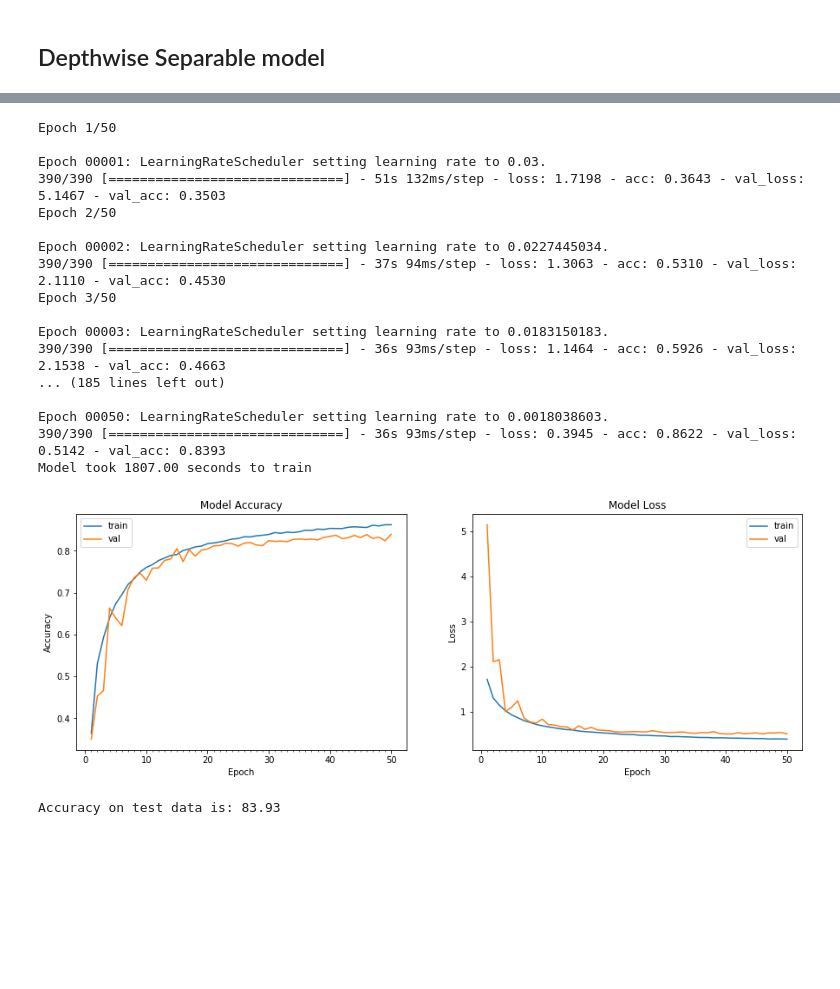
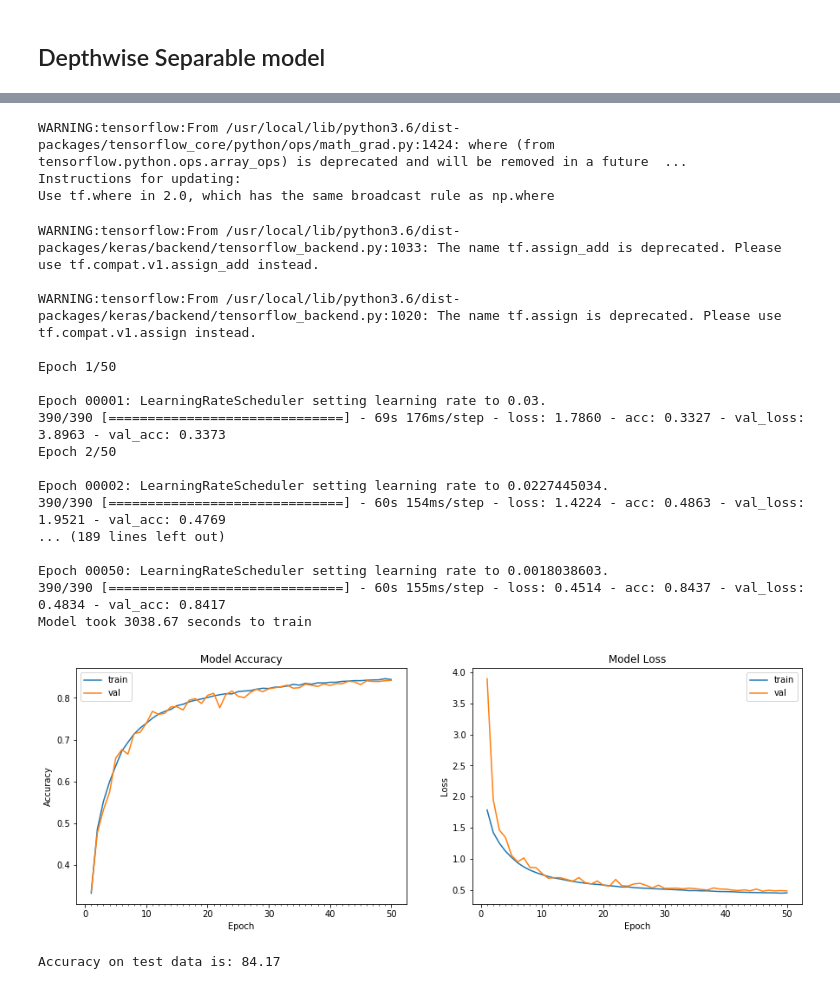
Before and after one commit to imehar/learning-AI, a Jupyter notebook: 3/3rd_DNN.ipynb, the cells around one changed output, grey strips where cells are left out. Saved outputs shown, nothing was run; the diff lists cells and outputs as text; code cells hidden in the pictures; blank space fills up the shorter version.

```diff
--- a/3/3rd_DNN.ipynb
+++ b/3/3rd_DNN.ipynb
@@ -167,51 +170,51 @@ from keras.layers import SeparableConv2D, DepthwiseConv2D, AveragePooling2D
 # %%
 model = Sequential()
 
-#layer                                                          #ouput                #receptive feild
-model.add(SeparableConv2D(64, (3, 3), input_shape=(32, 32, 3),activation='relu'))     #30     #3
+#layer                                                                      #ouput                #receptive feild
+model.add(SeparableConv2D(64, (3, 3), input_shape=(32, 32, 3),activation='relu',use_bias=False))     #30     #3
 model.add(BatchNormalization())
 model.add(Dropout(0.2))
-model.add(SeparableConv2D(128, (3, 3),activation='relu'))      #28                    #5
+model.add(SeparableConv2D(128, (3, 3),activation='relu',use_bias=False))      #28                    #5
 model.add(BatchNormalization())
 model.add(Dropout(0.2))
-model.add(SeparableConv2D(128, (3, 3),activation='relu'))      #26                    #7
+model.add(SeparableConv2D(128, (3, 3),activation='relu',use_bias=False))      #26                    #7
 model.add(BatchNormalization())
 model.add(Dropout(0.2))
 
 
-model.add(AveragePooling2D((2,2)))                             #13                    #8
-model.add(Convolution2D(64,(1,1),activation='relu'))           #13                    #8
+model.add(AveragePooling2D((2,2)))                                            #13                    #8
+model.add(Convolution2D(64,(1,1),activation='relu',use_bias=False))           #13                    #8
 model.add(BatchNormalization())
 model.add(Dropout(0.2))
 
 
-model.add(SeparableConv2D(64, (3, 3),activation='relu'))       #11                    #12
+model.add(SeparableConv2D(64, (3, 3),activation='relu',use_bias=False))       #11                    #12
 model.add(BatchNormalization())
 model.add(Dropout(0.2))
-model.add(SeparableConv2D(128, (3, 3),activation='relu'))      #9                     #16
+model.add(SeparableConv2D(128, (3, 3),activation='relu',use_bias=False))      #9                     #16
 model.add(BatchNormalization())
 model.add(Dropout(0.2))
-model.add(SeparableConv2D(128, (3, 3),activation='relu'))      #7                     #20
+model.add(SeparableConv2D(128, (3, 3),activation='relu',use_bias=False))      #7                     #20
 model.add(BatchNormalization())
 model.add(Dropout(0.2))
 
-model.add(Convolution2D(64,(1,1),activation='relu'))           #7                     #20
+model.add(Convolution2D(64,(1,1),activation='relu',use_bias=False))           #7                     #20
 model.add(BatchNormalization())
 model.add(Dropout(0.2))
 
 
-model.add(SeparableConv2D(64, (3, 3),activation='relu'))       #5                     #24
+model.add(SeparableConv2D(64, (3, 3),activation='relu',use_bias=False))       #5                     #24
 model.add(BatchNormalization())
 model.add(Dropout(0.2))
-model.add(SeparableConv2D(128, (3, 3),activation='relu'))      #3                     #28
+model.add(SeparableConv2D(64, (3, 3),activation='relu',use_bias=False))       #3                     #28
 model.add(BatchNormalization())
 model.add(Dropout(0.2))
 
-model.add(Convolution2D(10,(1,1),activation='relu'))           #3                     #28
+model.add(Convolution2D(10,(1,1),activation='relu',use_bias=False))           #3                     #28
 model.add(BatchNormalization())
 model.add(Dropout(0.2))
 
-model.add(SeparableConv2D(10, (3, 3),activation='softmax'))    #1                     #32
+model.add(SeparableConv2D(10, (3, 3),activation='softmax'))                   #1                     #32
 
 model.add(Flatten())
 
@@ -246,40 +249,43 @@ model.compile(loss='categorical_crossentropy', optimizer=Adam(lr=0.003), metrics
 # %%
 from keras.preprocessing.image import ImageDataGenerator
 
 datagen = ImageDataGenerator(zoom_range=0.0,
-                             horizontal_flip=False)
+                             horizontal_flip=True)
 
 
 start = time.time()
 # Train the model
 model_info = model.fit_generator(datagen.flow(train_features, train_labels, batch_size = 128),
                                  samples_per_epoch = train_features.shape[0], epochs = 50,
                                  validation_data = (test_features, test_labels), verbose=1,
                                  callbacks=[LearningRateScheduler(scheduler, verbose=1)])
 
 end = time.time()
 print ("Model took %0.2f seconds to train"%(end - start))
 # plot model history
 plot_model_history(model_info)
 # compute test accuracy
 print ("Accuracy on test data is: %0.2f"%accuracy(test_features, test_labels, model))
 # %% [output]
-Epoch 1/50
-
-Epoch 00001: LearningRateScheduler setting learning rate to 0.03.
-390/390 [==============================] - 51s 132ms/step - loss: 1.7198 - acc: 0.3643 - val_loss: 5.1467 - val_acc: 0.3503
-Epoch 2/50
-
-Epoch 00002: LearningRateScheduler setting learning rate to 0.0227445034.
-390/390 [==============================] - 37s 94ms/step - loss: 1.3063 - acc: 0.5310 - val_loss: 2.1110 - val_acc: 0.4530
-Epoch 3/50
-
-Epoch 00003: LearningRateScheduler setting learning rate to 0.0183150183.
-390/390 [==============================] - 36s 93ms/step - loss: 1.1464 - acc: 0.5926 - val_loss: 2.1538 - val_acc: 0.4663
-... (185 lines left out)
-
-Epoch 00050: LearningRateScheduler setting learning rate to 0.0018038603.
-390/390 [==============================] - 36s 93ms/step - loss: 0.3945 - acc: 0.8622 - val_loss: 0.5142 - val_acc: 0.8393
-Model took 1807.00 seconds to train
+WARNING:tensorflow:From /usr/local/lib/python3.6/dist-packages/tensorflow_core/python/ops/math_grad.py:1424: where (from tensorflow.python.ops.array_ops) is deprecated and will be removed in a future  ...
+Instructions for updating:
+Use tf.where in 2.0, which has the same broadcast rule as np.where
+WARNING:tensorflow:From /usr/local/lib/python3.6/dist-packages/keras/backend/tensorflow_backend.py:1033: The name tf.assign_add is deprecated. Please use tf.compat.v1.assign_add instead.
+
+WARNING:tensorflow:From /usr/local/lib/python3.6/dist-packages/keras/backend/tensorflow_backend.py:1020: The name tf.assign is deprecated. Please use tf.compat.v1.assign instead.
+
+Epoch 1/50
+
+Epoch 00001: LearningRateScheduler setting learning rate to 0.03.
+390/390 [==============================] - 69s 176ms/step - loss: 1.7860 - acc: 0.3327 - val_loss: 3.8963 - val_acc: 0.3373
+Epoch 2/50
+
+Epoch 00002: LearningRateScheduler setting learning rate to 0.0227445034.
+390/390 [==============================] - 60s 154ms/step - loss: 1.4224 - acc: 0.4863 - val_loss: 1.9521 - val_acc: 0.4769
+... (189 lines left out)
+
+Epoch 00050: LearningRateScheduler setting learning rate to 0.0018038603.
+390/390 [==============================] - 60s 155ms/step - loss: 0.4514 - acc: 0.8437 - val_loss: 0.4834 - val_acc: 0.8417
+Model took 3038.67 seconds to train
-[figure, old version]
+[figure, new version]
-Accuracy on test data is: 83.93
+Accuracy on test data is: 84.17
```
Also changed, not shown: parts of 2 cells of this notebook.
